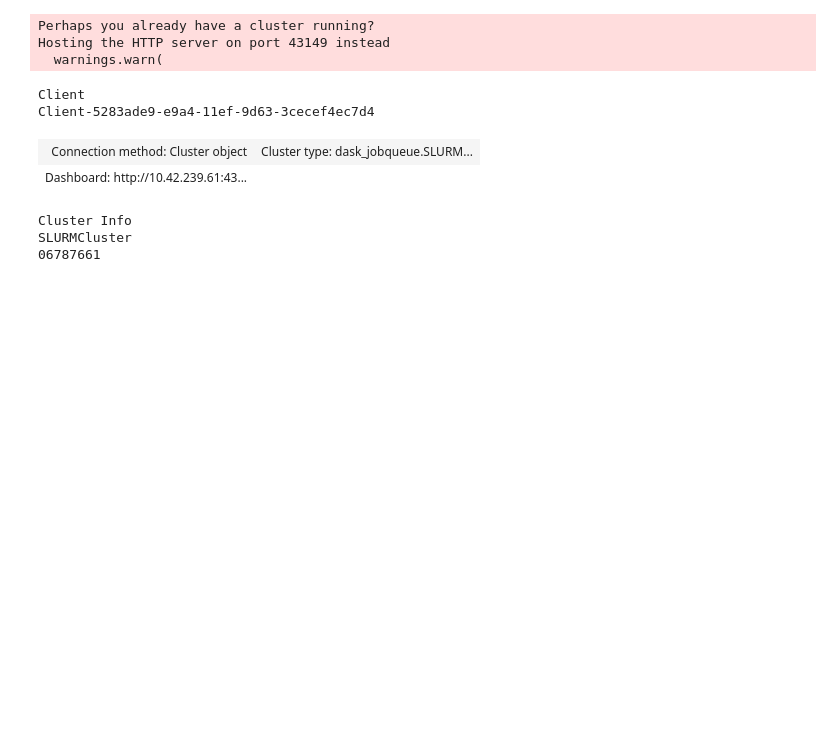
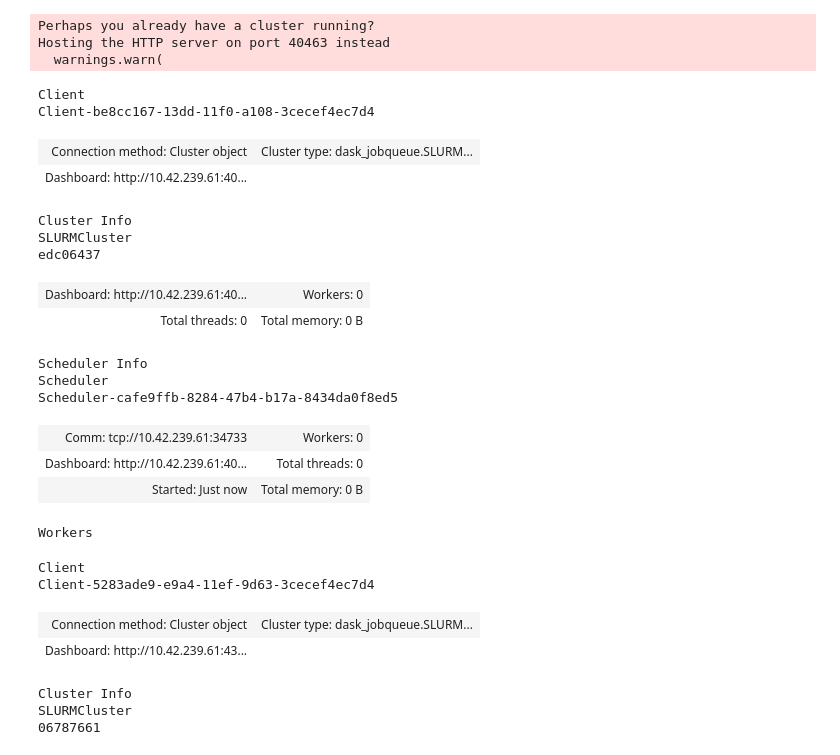
Before and after one commit to nmathewa/LSB_main, a Jupyter notebook: manus_climt/climt_manus_seasonal.ipynb, the cells around one changed output. Saved outputs shown, nothing was run; the diff lists cells and outputs as text; code cells hidden in the pictures; blank space fills up the shorter version.

```diff
--- a/manus_climt/climt_manus_seasonal.ipynb
+++ b/manus_climt/climt_manus_seasonal.ipynb
@@ -7,20 +7,50 @@ import glob
 import os
 # %%
 from dask_jobqueue import SLURMCluster
+import matplotlib.pyplot as plt
+import glob
+import os
+import xarray as xr
+import pandas as pd
+import numpy as np
+
 
 cluster = SLURMCluster(
     job_name="Climt1",          # --job-name
-    cores=12,                     # Number of cores per task (adjust if needed)
-    processes=6,                 # One process per task
-    memory="100GB",               # --mem
-    walltime="01:15:00",         # --time
-    queue="med",               # --partition
-    log_directory=".",           # Logs will be saved to the current directory
+    cores=48,                   # 24 cores per node
+    processes=4,                # One process per task
+    memory="400GB",             # --mem
+    walltime="01:15:00",        # --time
+    queue="med",                # --partition
+    log_directory=".",          # Logs will be saved to the current directory
 )
+
+from dask.distributed import Client
+
+
+cluster.scale(jobs=2)
+client = Client(cluster)
+client
 # %% [output]
 Perhaps you already have a cluster running?
-Hosting the HTTP server on port 43149 instead
+Hosting the HTTP server on port 40463 instead
   warnings.warn(
+Client
+Client-be8cc167-13dd-11f0-a108-3cecef4ec7d4
+| Connection method: Cluster object | Cluster type: dask_jobqueue.SLURM... |
+| Dashboard: http://10.42.239.61:40... |  |
+Cluster Info
+SLURMCluster
+edc06437
+| Dashboard: http://10.42.239.61:40... | Workers: 0 |
+| Total threads: 0 | Total memory: 0 B |
+Scheduler Info
+Scheduler
+Scheduler-cafe9ffb-8284-47b4-b17a-8434da0f8ed5
+| Comm: tcp://10.42.239.61:34733 | Workers: 0 |
+| Dashboard: http://10.42.239.61:40... | Total threads: 0 |
+| Started: Just now | Total memory: 0 B |
+Workers
 # %%
 from dask.distributed import Client
 
```
Also changed, not shown: parts of 3 cells of this notebook, 4 other files.
